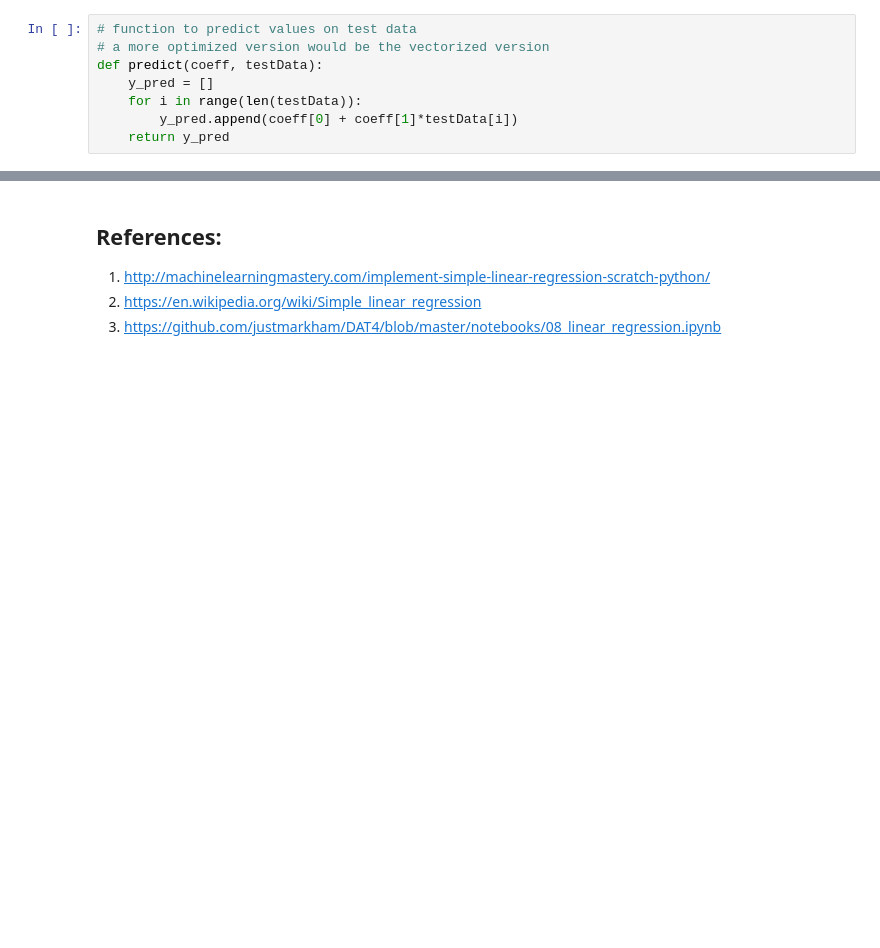
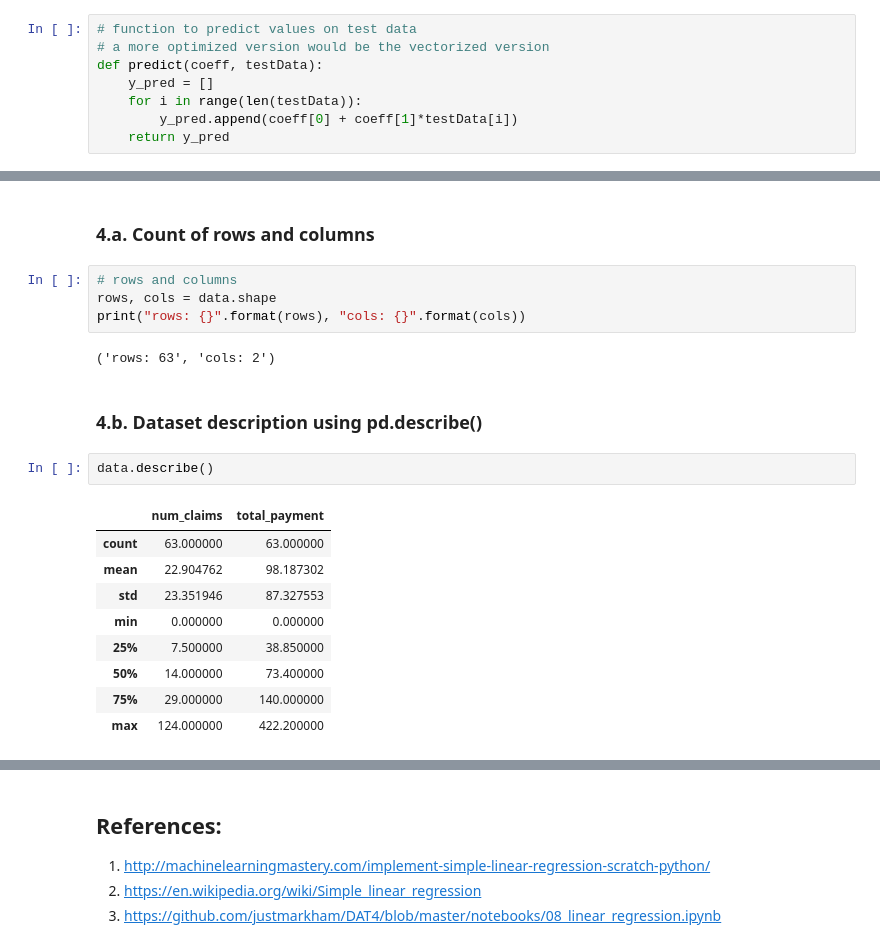
Before and after one commit to anujonthemove/Machine-Learning-Playground, a Jupyter notebook: univariate-linear-regression/Linear-Regression-closed-form-math-solution.ipynb, the cells around one changed output, grey strips where cells are left out. Cells and saved outputs as stored; diff of their text form; blank space fills up the shorter version.

```diff
--- a/univariate-linear-regression/Linear-Regression-closed-form-math-solution.ipynb
+++ b/univariate-linear-regression/Linear-Regression-closed-form-math-solution.ipynb
@@ -209,0 +90,22 @@ plt.show()
+# %% [markdown]
+### 4.a. Count of rows and columns
+# %%
+# rows and columns
+rows, cols = data.shape
+print("rows: {}".format(rows), "cols: {}".format(cols))
+# %% [output]
+('rows: 63', 'cols: 2')
+# %% [markdown]
+### 4.b. Dataset description using pd.describe()
+# %%
+data.describe()
+# %% [output]
+|  | num_claims | total_payment |
+| count | 63.000000 | 63.000000 |
+| mean | 22.904762 | 98.187302 |
+| std | 23.351946 | 87.327553 |
+| min | 0.000000 | 0.000000 |
+| 25% | 7.500000 | 38.850000 |
+| 50% | 14.000000 | 73.400000 |
+| 75% | 29.000000 | 140.000000 |
+| max | 124.000000 | 422.200000 |
```
Also changed, not shown: parts of 51 cells of this notebook.
